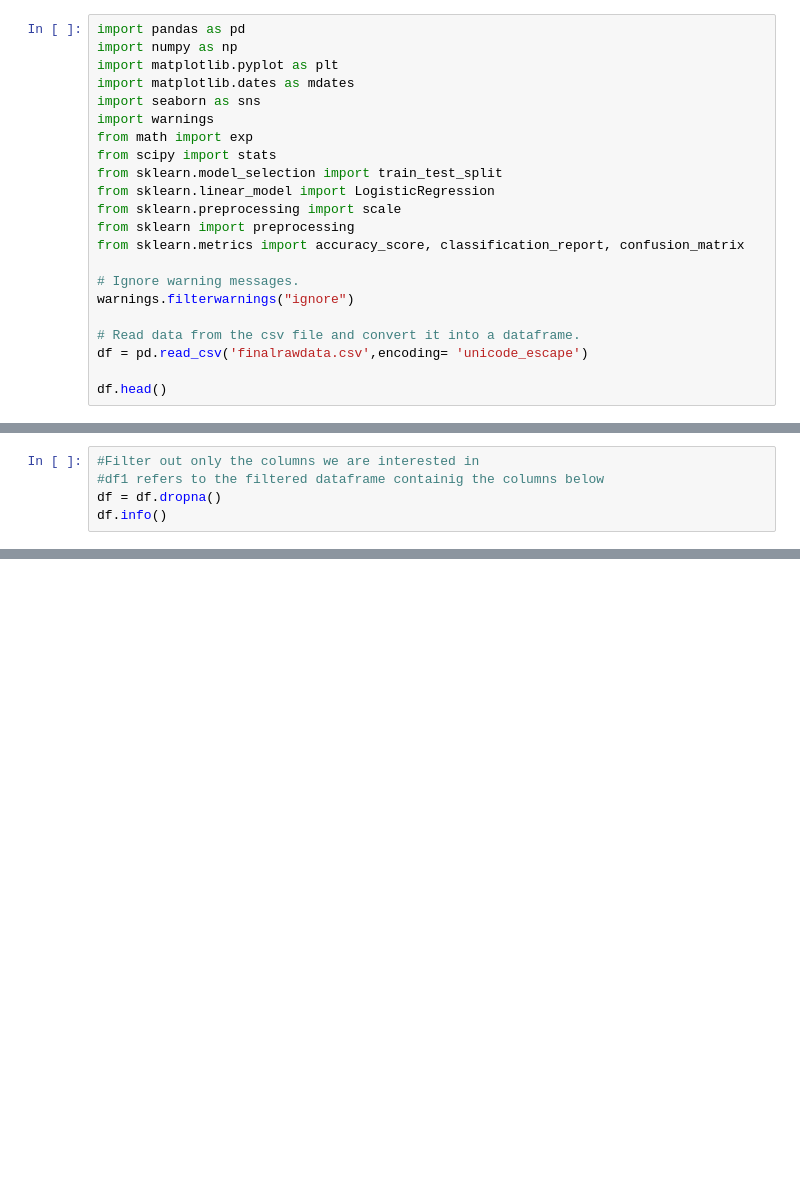
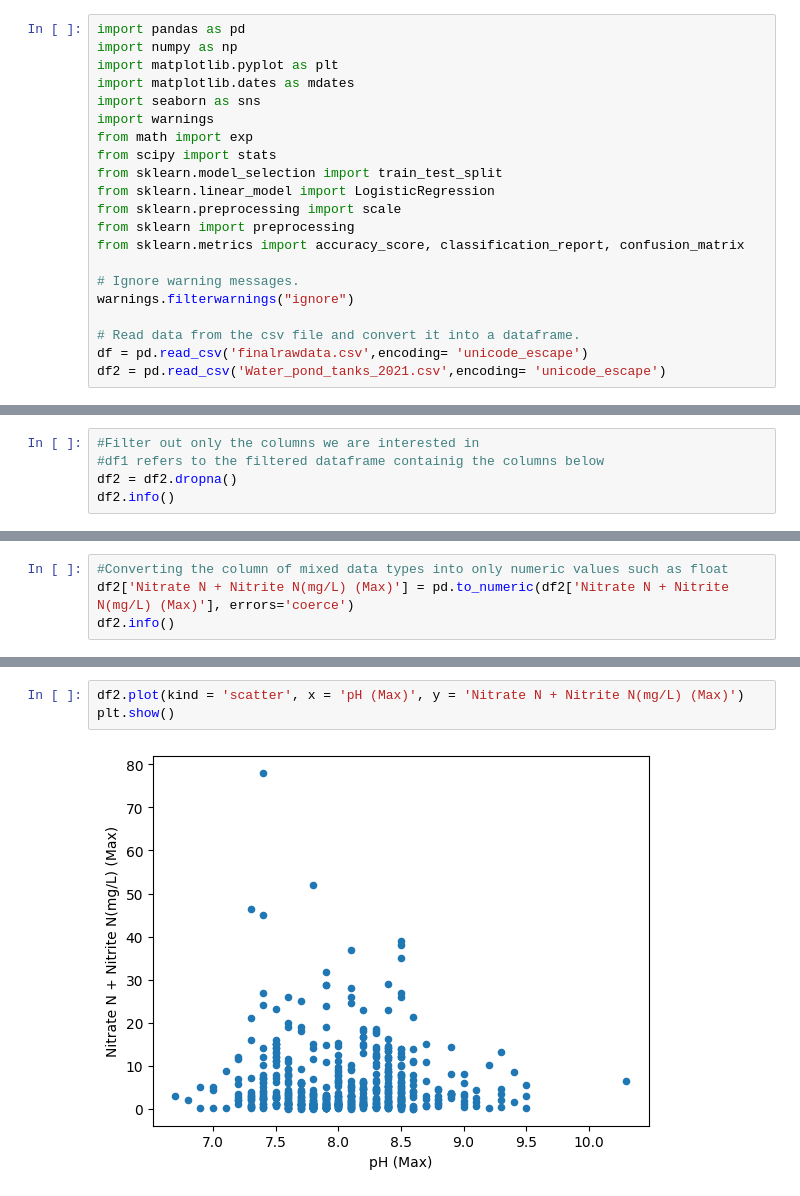
Before and after one commit to RoaringCamels/Predicting-quality-levels-in-water, a Jupyter notebook: Main.ipynb, the cells around one changed output, grey strips where cells are left out. Saved outputs shown, nothing was run; the diff lists cells and outputs as text; blank space fills up the shorter version.

```diff
--- a/Main.ipynb
+++ b/Main.ipynb
@@ -18,5 +18,4 @@ warnings.filterwarnings("ignore")
 
 # Read data from the csv file and convert it into a dataframe.
 df = pd.read_csv('finalrawdata.csv',encoding= 'unicode_escape')
-
-df.head()
+df2 = pd.read_csv('Water_pond_tanks_2021.csv',encoding= 'unicode_escape')
@@ -29,5 +59,5 @@ df.info()
 # %%
 #Filter out only the columns we are interested in
 #df1 refers to the filtered dataframe containig the columns below
-df = df.dropna()
-df.info()
+df2 = df2.dropna()
+df2.info()
@@ -36,0 +82,4 @@ df.info()
+# %%
+#Converting the column of mixed data types into only numeric values such as float
+df2['Nitrate N + Nitrite N(mg/L) (Max)'] = pd.to_numeric(df2['Nitrate N + Nitrite N(mg/L) (Max)'], errors='coerce')
+df2.info()
@@ -36,0 +104,5 @@ df.info()
+# %%
+df2.plot(kind = 'scatter', x = 'pH (Max)', y = 'Nitrate N + Nitrite N(mg/L) (Max)')
+plt.show()
+# %% [output]
+[figure, added]
```
Also changed, not shown: parts of 14 cells of this notebook.
